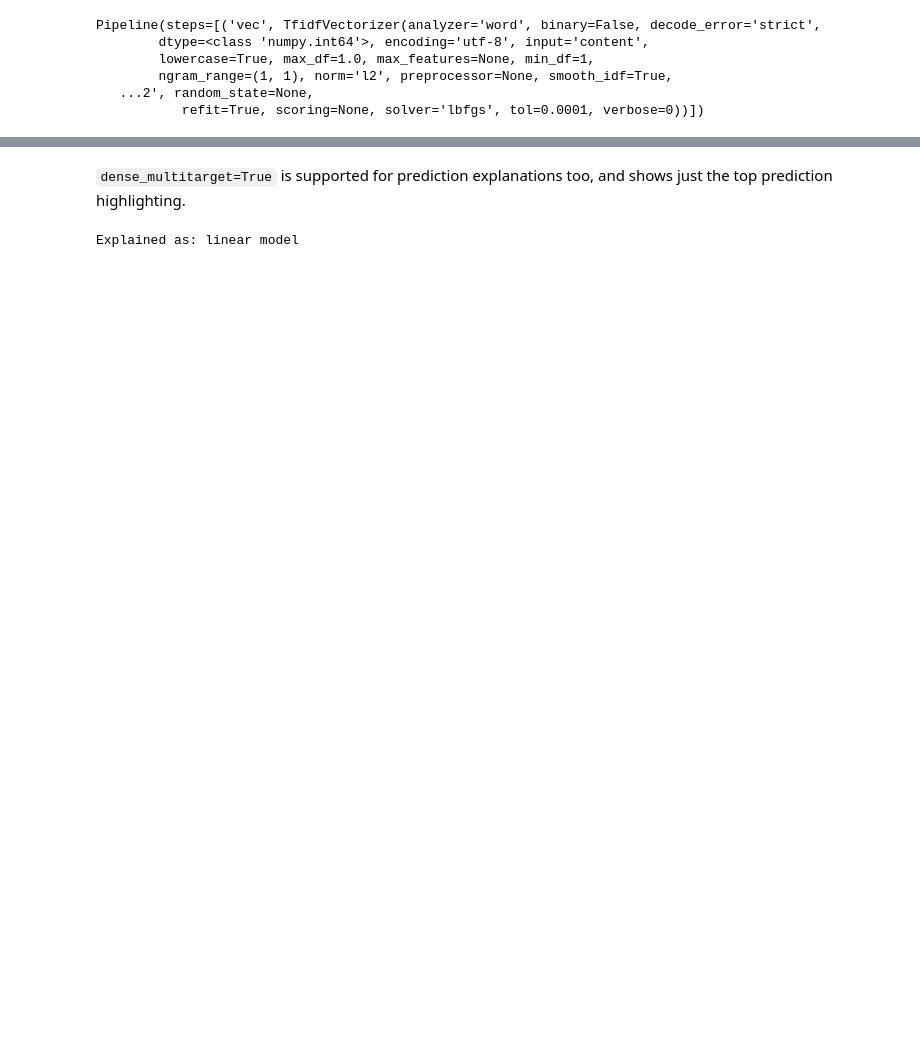
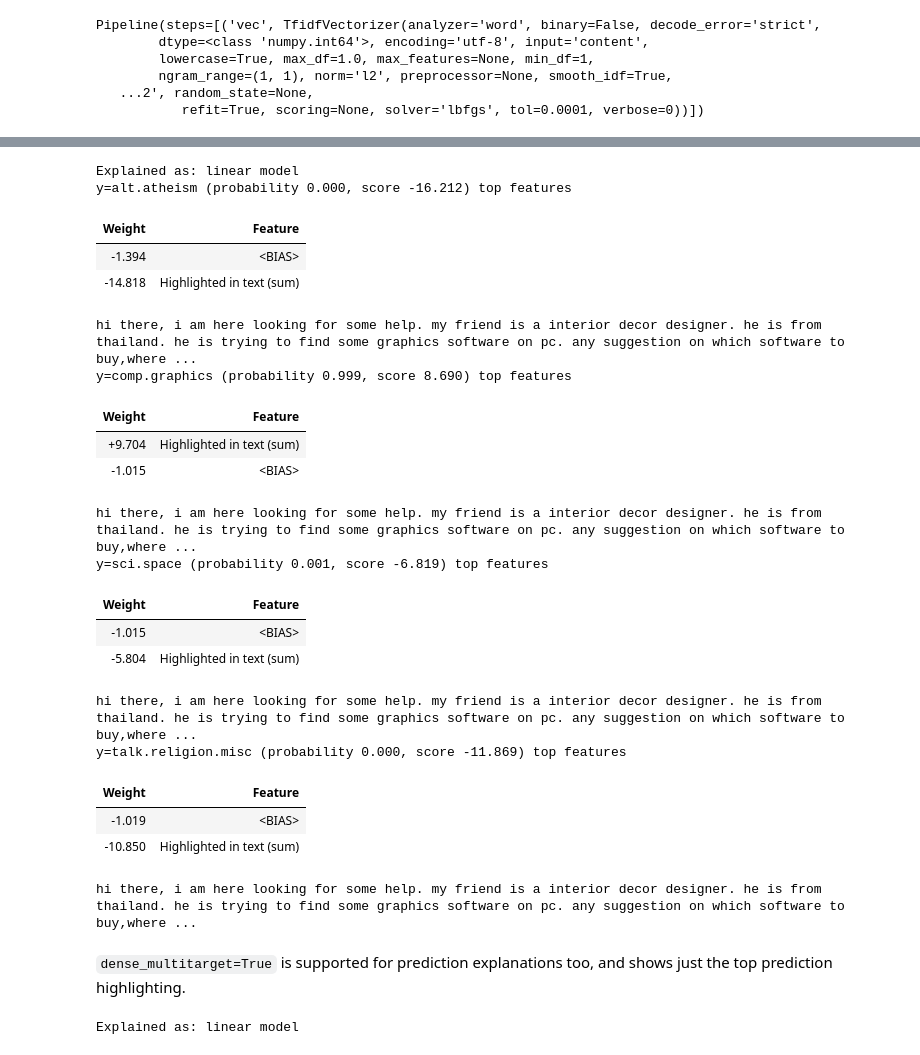
Before and after one commit to TeamHG-Memex/eli5, a Jupyter notebook: notebooks/explain_text_prediction.ipynb, the cells around one changed output, grey strips where cells are left out. Drawn from its saved outputs; the diff is of its cells as text; code cells hidden in the pictures; blank space fills up the shorter version.

```diff
--- a/notebooks/explain_text_prediction.ipynb
+++ b/notebooks/explain_text_prediction.ipynb
@@ -63,5 +117,5 @@ explain_weights(clf, vec, target_names=train['target_names'])
 # %%
 show_html_expl(
     explain_prediction(clf, test['data'][2], vec, target_names=train['target_names']),
-    force_weights=True, horizontal_layout=False)
+    force_weights=False, horizontal_layout=True)
 # %% [output]
@@ -69,3 +122,24 @@ show_html_expl(
+Explained as: linear model
+y=alt.atheism (probability 0.000, score -16.212) top features
+| Weight | Feature |
+| -1.394 | <BIAS> |
+| -14.818 | Highlighted in text (sum) |
+hi there, i am here looking for some help. my friend is a interior decor designer. he is from thailand. he is trying to find some graphics software on pc. any suggestion on which software to buy,where ...
+y=comp.graphics (probability 0.999, score 8.690) top features
+| Weight | Feature |
+| +9.704 | Highlighted in text (sum) |
+| -1.015 | <BIAS> |
+hi there, i am here looking for some help. my friend is a interior decor designer. he is from thailand. he is trying to find some graphics software on pc. any suggestion on which software to buy,where ...
+y=sci.space (probability 0.001, score -6.819) top features
+| Weight | Feature |
+| -1.015 | <BIAS> |
+| -5.804 | Highlighted in text (sum) |
+hi there, i am here looking for some help. my friend is a interior decor designer. he is from thailand. he is trying to find some graphics software on pc. any suggestion on which software to buy,where ...
+y=talk.religion.misc (probability 0.000, score -11.869) top features
+| Weight | Feature |
+| -1.019 | <BIAS> |
+| -10.850 | Highlighted in text (sum) |
+hi there, i am here looking for some help. my friend is a interior decor designer. he is from thailand. he is trying to find some graphics software on pc. any suggestion on which software to buy,where ...
 # %% [markdown]
 ``dense_multitarget=True`` is supported for prediction explanations too, and shows just the top prediction highlighting.
 # %%
```
Also changed, not shown: parts of 7 cells of this notebook, 8 other files.
